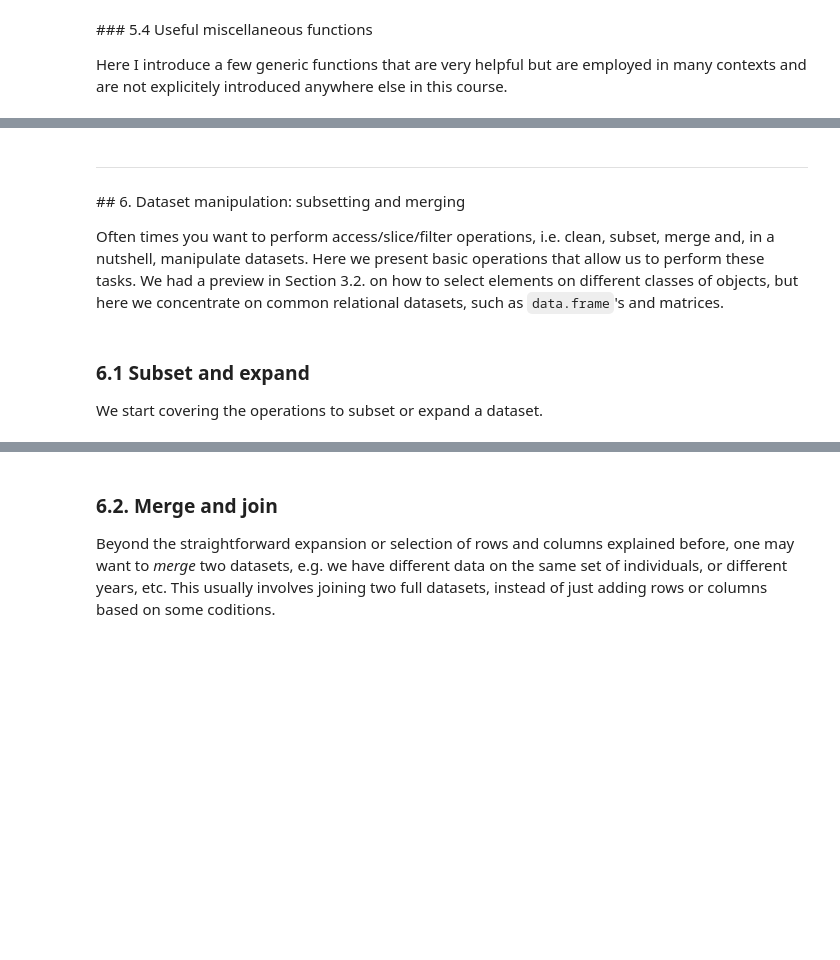
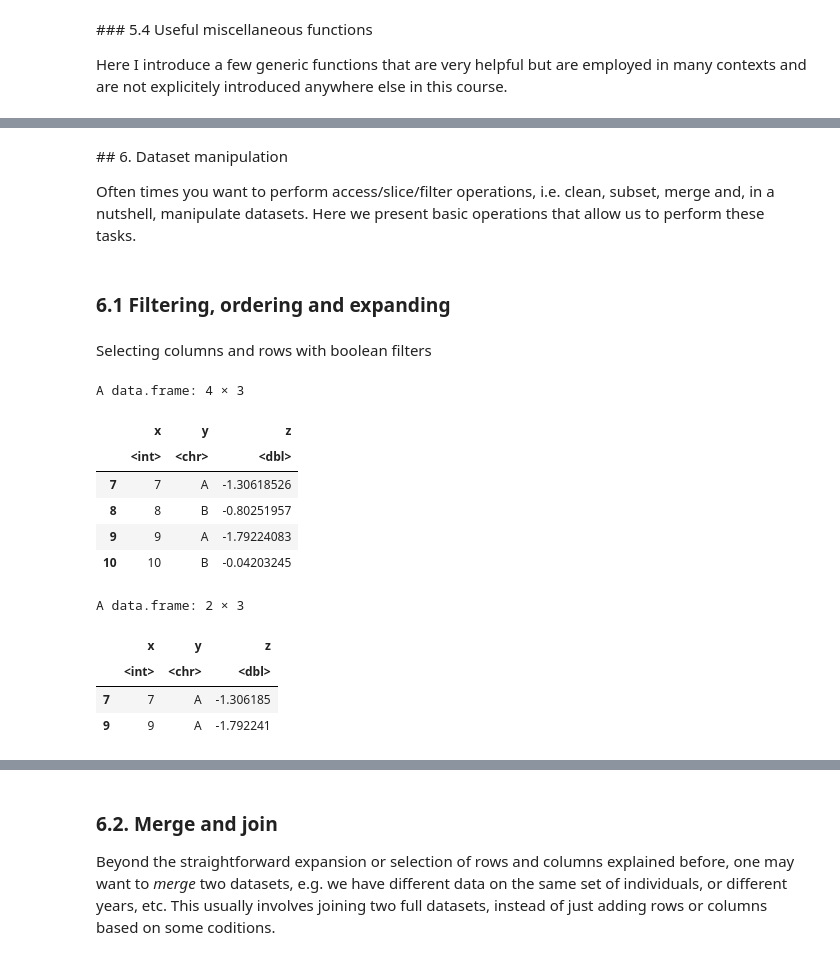
Before and after one commit to pauljrognon/bse-python-brushup-2022, a Jupyter notebook: docs/r-lectures/session1.ipynb, the cells around one changed output, grey strips where cells are left out. Saved outputs shown, nothing was run; the diff lists cells and outputs as text; code cells hidden in the pictures; blank space fills up the shorter version.

```diff
--- a/docs/r-lectures/session1.ipynb
+++ b/docs/r-lectures/session1.ipynb
@@ -617,20 +954,31 @@ floor(x)  # Returns closest integer to x from below
 # %% [markdown]
----
-## 6. Dataset manipulation: subsetting and merging
+## 6. Dataset manipulation
 
-Often times you want to perform access/slice/filter operations, i.e. clean, subset, merge and, in a nutshell, manipulate datasets. Here we present basic operations that allow us to perform these tasks. We had a preview in Section 3.2. on how to select elements on different classes of objects, but here we concentrate on common relational datasets, such as `data.frame`'s and matrices.
+Often times you want to perform access/slice/filter operations, i.e. clean, subset, merge and, in a nutshell, manipulate datasets. Here we present basic operations that allow us to perform these tasks.
-# %% [markdown]
-### 6.1 Subset and expand
-
-We start covering the operations to subset or expand a dataset.
+# %% [markdown]
+### 6.1 Filtering, ordering and expanding
+# %% [markdown]
+Selecting columns and rows with boolean filters
 # %%
-set.seed(666)  # This function "controls random", i.e. we all get the same random numbers
+set.seed(666)  # This function "controls random"
 df <- data.frame(x = 1:10, y = rep(c('A', 'B'), 5), z = rnorm(10))
 
-# Select a set of observations (KEY: position of the comma)
-df1 <- df[which(df[, 'x'] > 6), ]  # Select observations where variable x > 6
-df2 <- df[which(df[, 'x'] > 6 & df[, 'y'] == 'A'), ]  # Double condition
+# Select rows (KEY: position of the comma)
+df1 <- df[df[, 'x'] > 6, ]  # Select observations where variable x > 6
+df2 <- df[df[, 'x'] > 6 & df[, 'y'] == 'A', ]  # Double condition
 
-# Select a set of columns (KEY: position of the comma)
-df3 <- df[, which(colnames(df) != 'x')]  # Select every column except "x": this is more robust than "df[, -1]"
-df3 <- df[, which(colnames(df) %in% c('A', 'B'))]  # Identical with %in% operator
+df1
+df2
+# %% [output]
+A data.frame: 4 × 3
+|  | x | y | z |
+|  | <int> | <chr> | <dbl> |
+| 7 | 7 | A | -1.30618526 |
+| 8 | 8 | B | -0.80251957 |
+| 9 | 9 | A | -1.79224083 |
+| 10 | 10 | B | -0.04203245 |
+A data.frame: 2 × 3
+|  | x | y | z |
+|  | <int> | <chr> | <dbl> |
+| 7 | 7 | A | -1.306185 |
+| 9 | 9 | A | -1.792241 |
```
Also changed, not shown: parts of 97 cells of this notebook, 1 other file.
